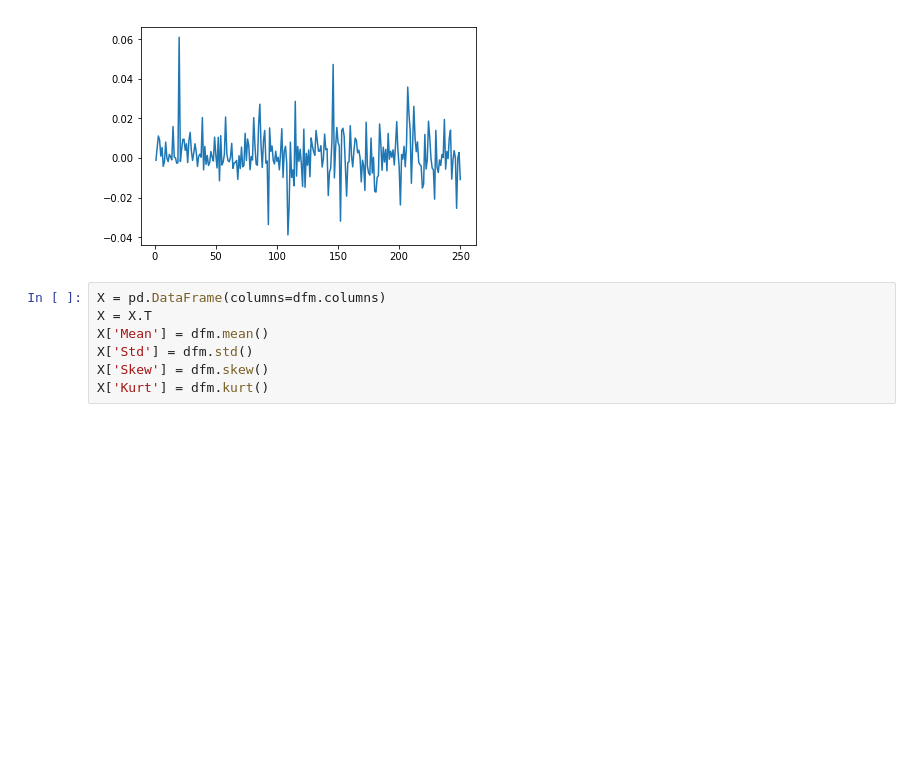
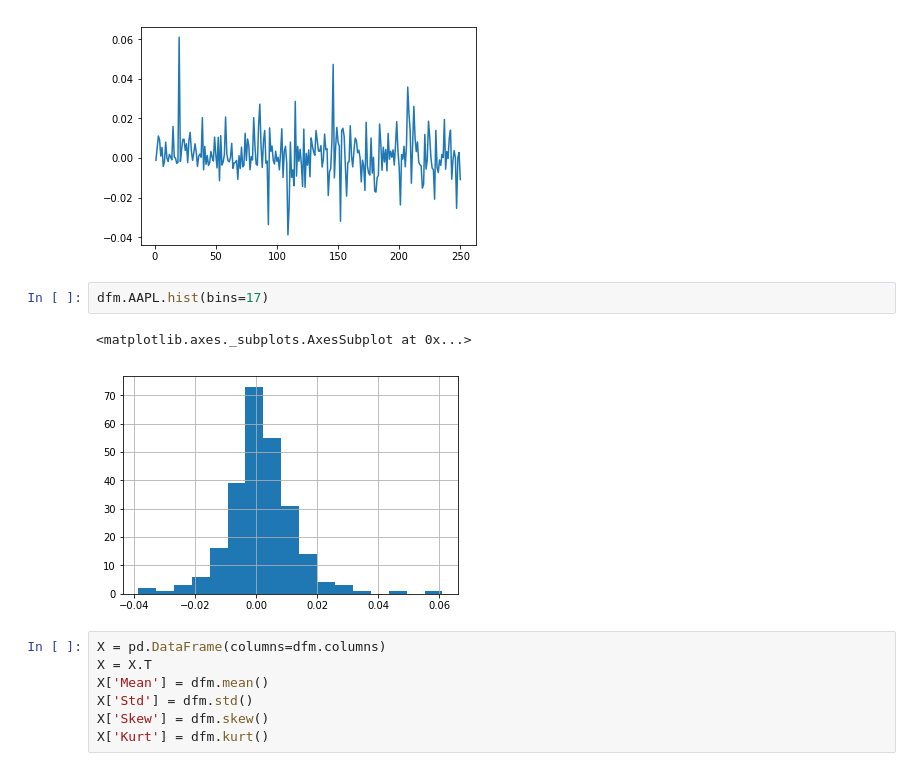
Before and after one commit to aleespa/Equipo-3, a Jupyter notebook: Análisis de los datos Alterno.ipynb, the cells around one changed output. Cells and saved outputs as stored; diff of their text form; blank space fills up the shorter version.

```diff
--- a/Análisis de los datos Alterno.ipynb
+++ b/Análisis de los datos Alterno.ipynb
@@ -35,6 +35,11 @@ plt.plot(dfm.AAPL)
 # %% [output]
 [<matplotlib.lines.Line2D at 0x...>]
 [figure]
+# %%
+dfm.AAPL.hist(bins=17)
+# %% [output]
+<matplotlib.axes._subplots.AxesSubplot at 0x...>
+[figure, added]
 # %%
 X = pd.DataFrame(columns=dfm.columns)
 X = X.T
```
Also changed, not shown: parts of 3 cells of this notebook.
